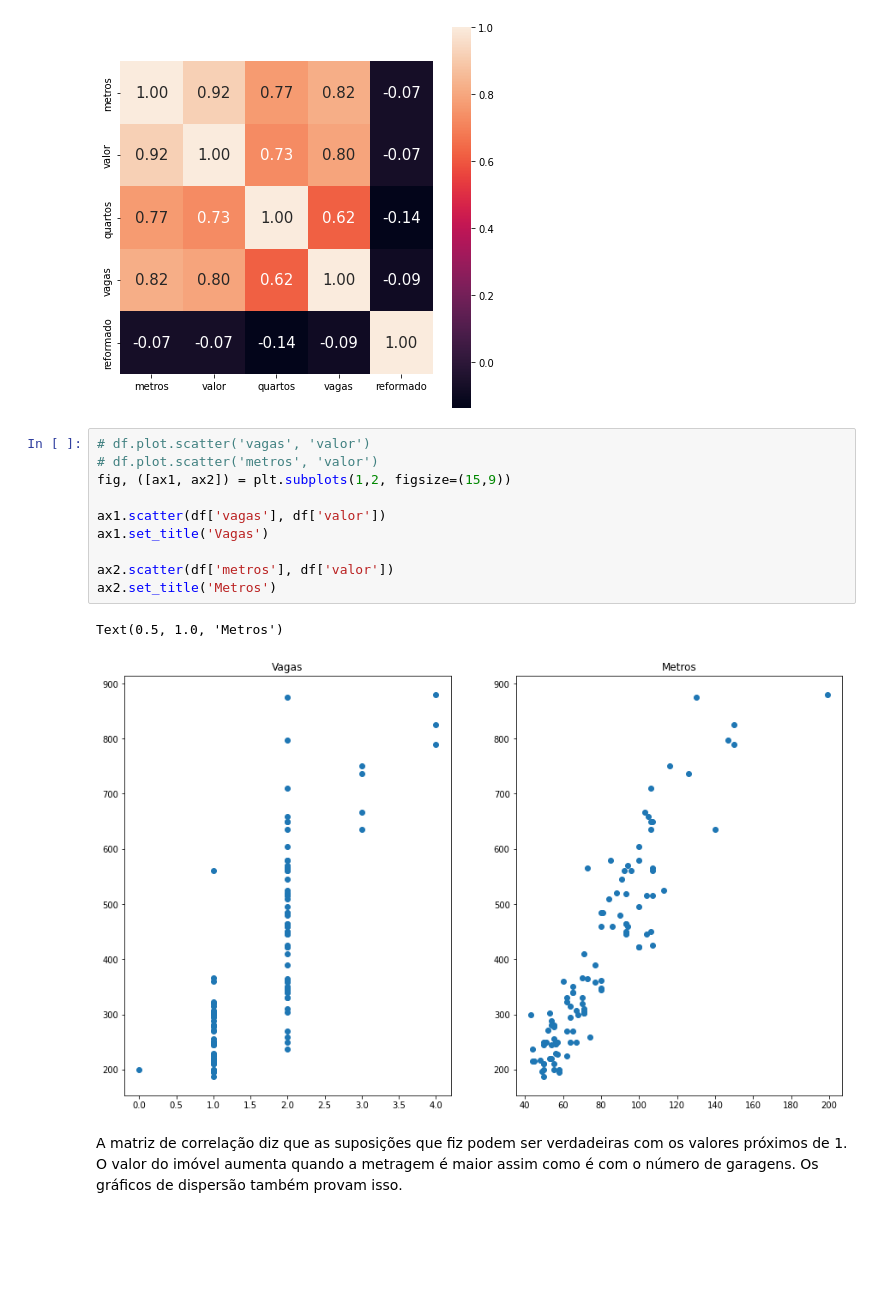
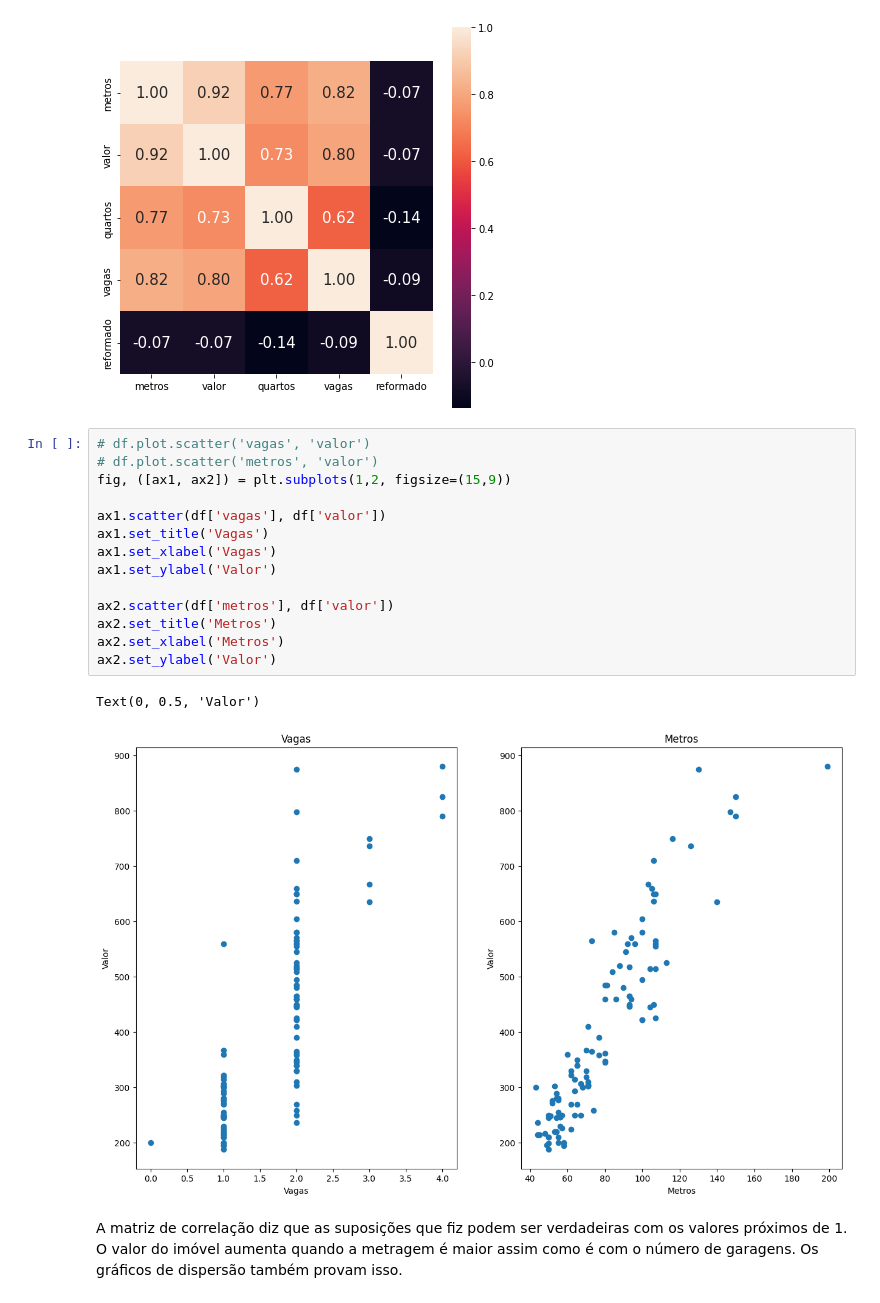
Before and after one commit to juniorcavicchioli/checkpoint01-aprendizado-de-maquina, a Jupyter notebook: CheckPoint.ipynb, the cells around one changed output. Saved outputs shown, nothing was run; the diff lists cells and outputs as text; blank space fills up the shorter version.

```diff
--- a/CheckPoint.ipynb
+++ b/CheckPoint.ipynb
@@ -214,15 +216,19 @@ heatmap = sns.heatmap(corr_matx,annot=True,square=True,fmt='.2f',annot_kws={'siz
 # %%
 # df.plot.scatter('vagas', 'valor')
 # df.plot.scatter('metros', 'valor')
 fig, ([ax1, ax2]) = plt.subplots(1,2, figsize=(15,9))
 
 ax1.scatter(df['vagas'], df['valor'])
 ax1.set_title('Vagas')
+ax1.set_xlabel('Vagas')
+ax1.set_ylabel('Valor')
 
 ax2.scatter(df['metros'], df['valor'])
 ax2.set_title('Metros')
+ax2.set_xlabel('Metros')
+ax2.set_ylabel('Valor')
 # %% [output]
-Text(0.5, 1.0, 'Metros')
+Text(0, 0.5, 'Valor')
-[figure, old version]
+[figure, new version]
 # %% [markdown]
 A matriz de correlação diz que as suposições que fiz podem ser verdadeiras com os valores próximos de 1. O valor do imóvel aumenta quando a metragem é maior assim como é com o número de garagens. Os gráficos de dispersão também provam isso.
```
Also changed, not shown: parts of 3 cells of this notebook.
